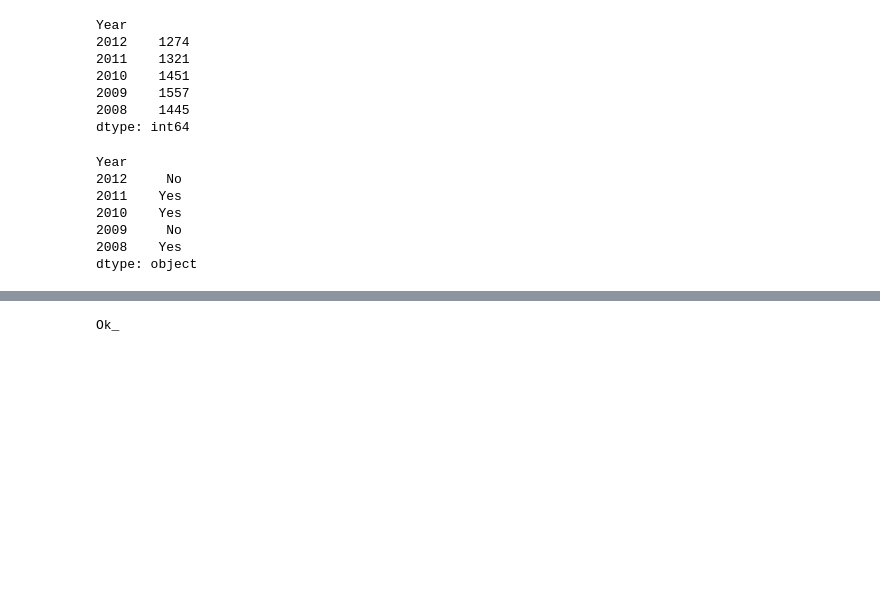
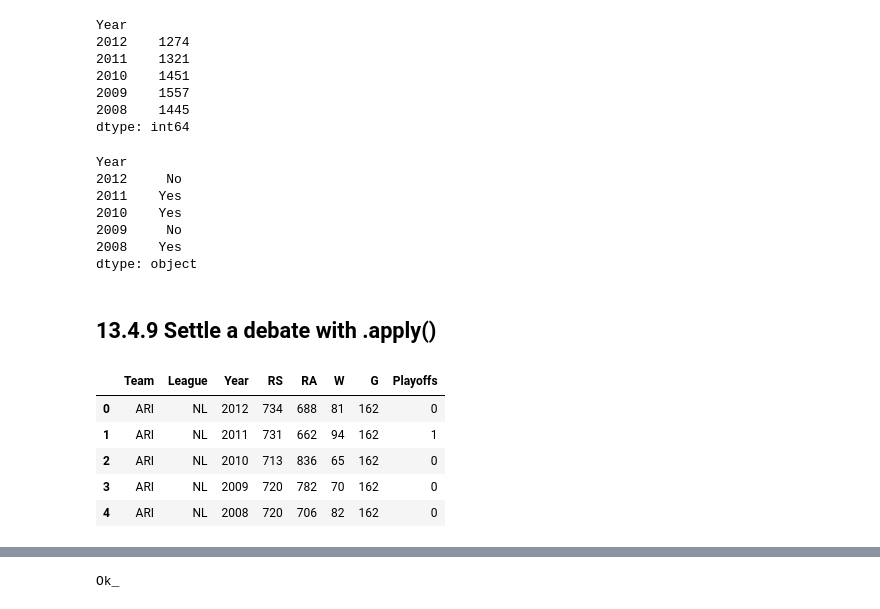
Before and after one commit to oecorrechag/Data-Engineer-track, a Jupyter notebook: Course 13 Writing Efficient Python Code/notebooks/13.4.0_Basic pandas optimizations.ipynb, the cells around one changed output, grey strips where cells are left out. Saved outputs shown, nothing was run; the diff lists cells and outputs as text; code cells hidden in the pictures; blank space fills up the shorter version.

```diff
--- a/Course 13 Writing Efficient Python Code/notebooks/13.4.0_Basic pandas optimizations.ipynb
+++ b/Course 13 Writing Efficient Python Code/notebooks/13.4.0_Basic pandas optimizations.ipynb
@@ -349,3 +350,5 @@ Year
 2009     No
 2008    Yes
 dtype: object
+# %% [markdown]
+## 13.4.9 Settle a debate with .apply()
@@ -351,0 +359,12 @@ dtype: object
+# %%
+dbacks_df = baseball_stats.copy()
+dbacks_df = dbacks_df[dbacks_df['Team'] == 'ARI'].reset_index(drop=True)
+dbacks_df = dbacks_df.loc[:,['Team', 'League', 'Year', 'RS', 'RA', 'W', 'G', 'Playoffs']]
+dbacks_df.head()
+# %% [output]
+|  | Team | League | Year | RS | RA | W | G | Playoffs |
+| 0 | ARI | NL | 2012 | 734 | 688 | 81 | 162 | 0 |
+| 1 | ARI | NL | 2011 | 731 | 662 | 94 | 162 | 1 |
+| 2 | ARI | NL | 2010 | 713 | 836 | 65 | 162 | 0 |
+| 3 | ARI | NL | 2009 | 720 | 782 | 70 | 162 | 0 |
+| 4 | ARI | NL | 2008 | 720 | 706 | 82 | 162 | 0 |
```
Also changed, not shown: parts of 16 cells of this notebook.
